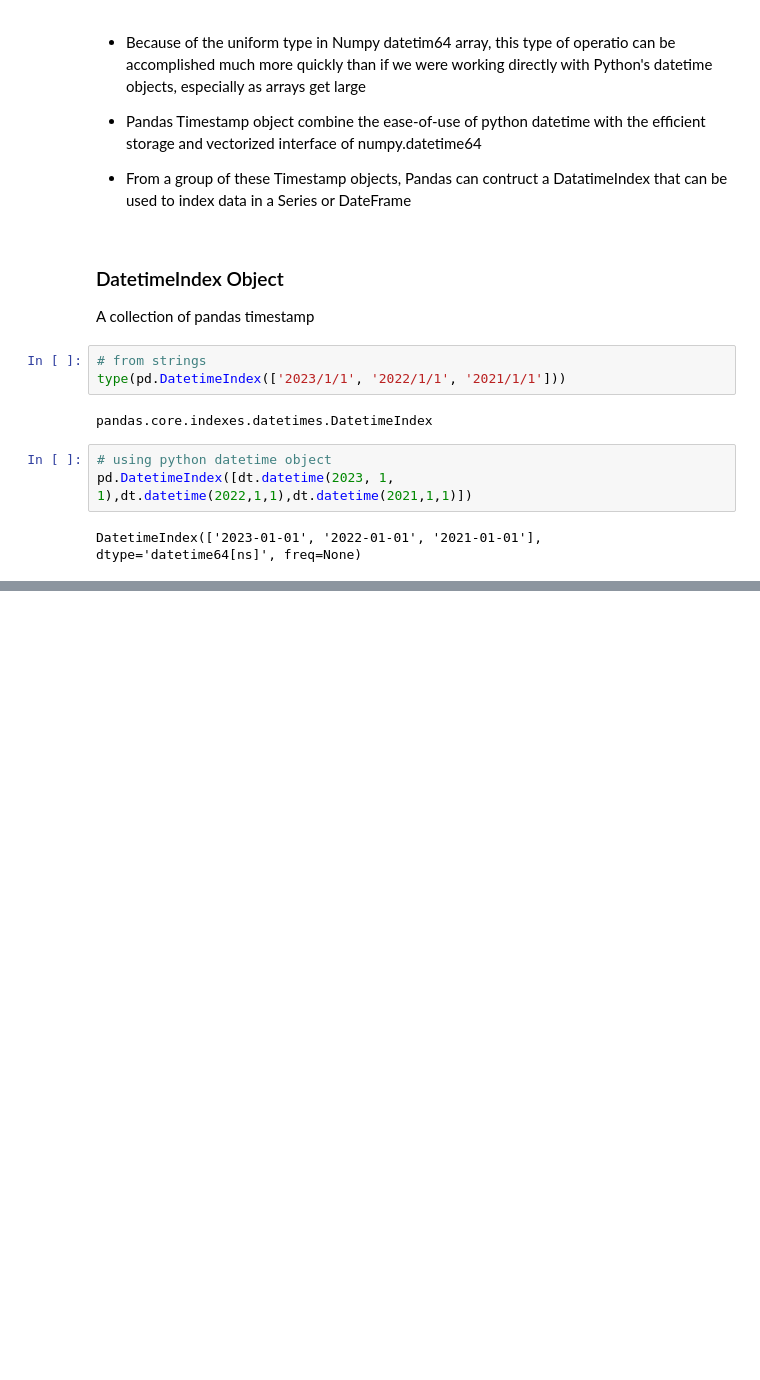
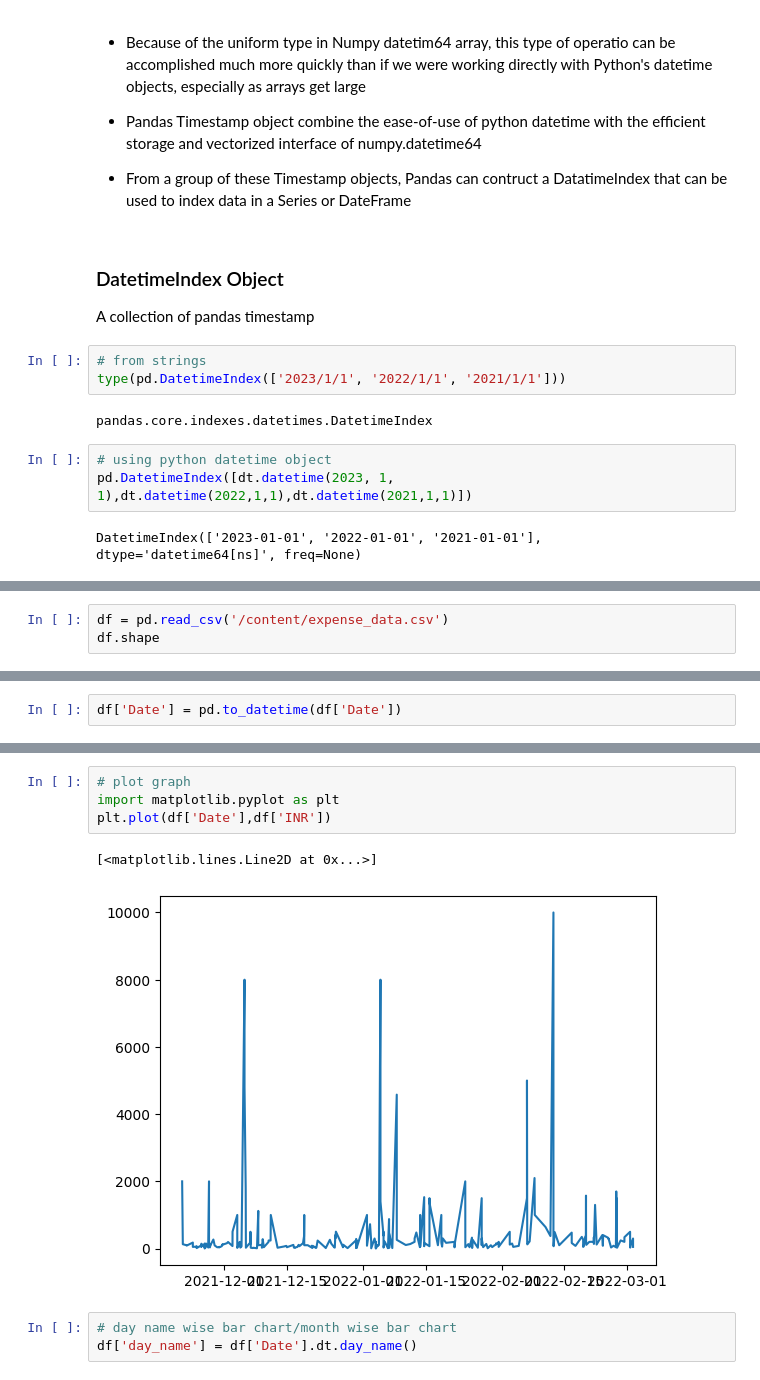
Before and after one commit to dharmeshrohit/NPMS-Libraries, a Jupyter notebook: date_and_time_in_pandas.ipynb, the cells around one changed output, grey strips where cells are left out. Cells and saved outputs as stored; diff of their text form; blank space fills up the shorter version.

Commit message:
date_range & to_datetime functions

```diff
--- a/date_and_time_in_pandas.ipynb
+++ b/date_and_time_in_pandas.ipynb
@@ -93,0 +222,3 @@ DatetimeIndex(['2023-01-01', '2022-01-01', '2021-01-01'], dtype='datetime64[ns]'
+# %%
+df = pd.read_csv('/content/expense_data.csv')
+df.shape
@@ -93,0 +236,2 @@ DatetimeIndex(['2023-01-01', '2022-01-01', '2021-01-01'], dtype='datetime64[ns]'
+# %%
+df['Date'] = pd.to_datetime(df['Date'])
@@ -93,0 +279,10 @@ DatetimeIndex(['2023-01-01', '2022-01-01', '2021-01-01'], dtype='datetime64[ns]'
+# %%
+# plot graph
+import matplotlib.pyplot as plt
+plt.plot(df['Date'],df['INR'])
+# %% [output]
+[<matplotlib.lines.Line2D at 0x...>]
+[figure, added]
+# %%
+# day name wise bar chart/month wise bar chart
+df['day_name'] = df['Date'].dt.day_name()
```
Also changed, not shown: parts of 25 cells of this notebook.
